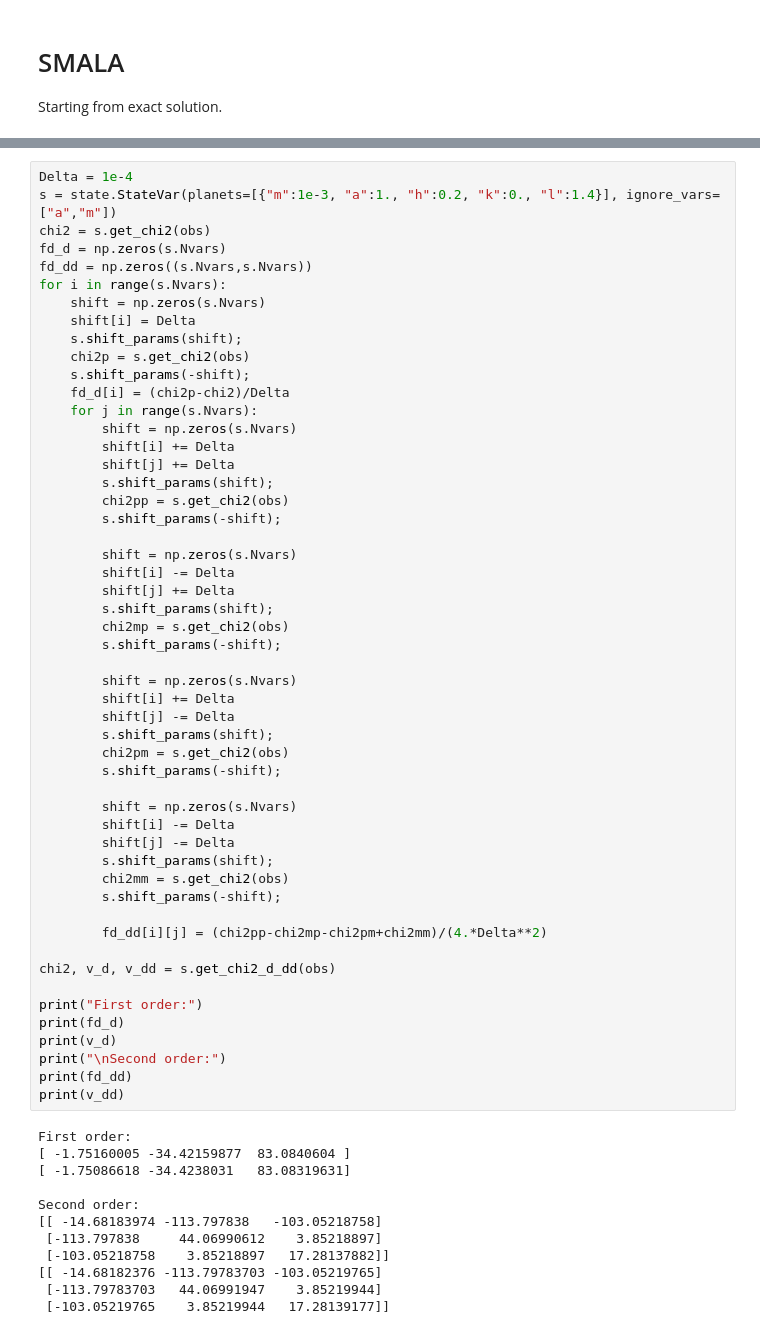
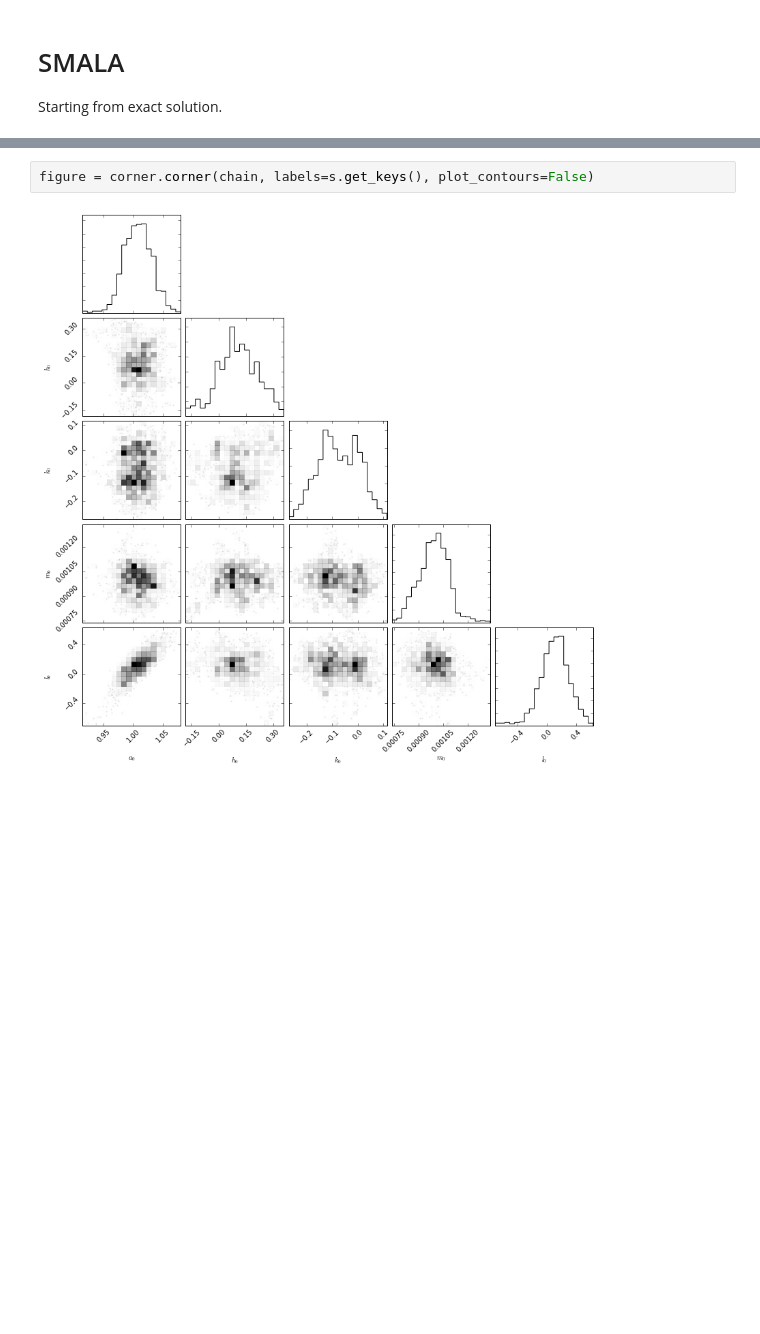
Before and after one commit to hannorein/rebound, a Jupyter notebook: Pal_MCMC.ipynb, the cells around one changed output, grey strips where cells are left out. Drawn from its saved outputs; the diff is of its cells as text; blank space fills up the shorter version.

```diff
--- a/Pal_MCMC.ipynb
+++ b/Pal_MCMC.ipynb
@@ -110,64 +117,4 @@ Compares result from finite differences to variational equations.
-# %%
-Delta = 1e-4
-s = state.StateVar(planets=[{"m":1e-3, "a":1., "h":0.2, "k":0., "l":1.4}], ignore_vars=["a","m"])
-chi2 = s.get_chi2(obs)
-fd_d = np.zeros(s.Nvars)
-fd_dd = np.zeros((s.Nvars,s.Nvars))
-for i in range(s.Nvars):
-    shift = np.zeros(s.Nvars)
-    shift[i] = Delta
-    s.shift_params(shift);
-    chi2p = s.get_chi2(obs)
-    s.shift_params(-shift);
-    fd_d[i] = (chi2p-chi2)/Delta
-    for j in range(s.Nvars):
-        shift = np.zeros(s.Nvars)
-        shift[i] += Delta
-        shift[j] += Delta
-        s.shift_params(shift);
-        chi2pp = s.get_chi2(obs)
-        s.shift_params(-shift);
-
-        shift = np.zeros(s.Nvars)
-        shift[i] -= Delta
-        shift[j] += Delta
-        s.shift_params(shift);
-        chi2mp = s.get_chi2(obs)
-        s.shift_params(-shift);
-
-        shift = np.zeros(s.Nvars)
-        shift[i] += Delta
-        shift[j] -= Delta
-        s.shift_params(shift);
-        chi2pm = s.get_chi2(obs)
-        s.shift_params(-shift);
-
-        shift = np.zeros(s.Nvars)
-        shift[i] -= Delta
-        shift[j] -= Delta
-        s.shift_params(shift);
-        chi2mm = s.get_chi2(obs)
-        s.shift_params(-shift);
-
-        fd_dd[i][j] = (chi2pp-chi2mp-chi2pm+chi2mm)/(4.*Delta**2)
-
-chi2, v_d, v_dd = s.get_chi2_d_dd(obs)
-
-print("First order:")
-print(fd_d)
-print(v_d)
-print("\nSecond order:")
-print(fd_dd)
-print(v_dd)
-# %% [output]
-First order:
-[ -1.75160005 -34.42159877  83.0840604 ]
-[ -1.75086618 -34.4238031   83.08319631]
-
-Second order:
-[[ -14.68183974 -113.797838   -103.05218758]
- [-113.797838     44.06990612    3.85218897]
- [-103.05218758    3.85218897   17.28137882]]
-[[ -14.68182376 -113.79783703 -103.05219765]
- [-113.79783703   44.06991947    3.85219944]
- [-103.05219765    3.85219944   17.28139177]]
+# %%
+figure = corner.corner(chain, labels=s.get_keys(), plot_contours=False)
+# %% [output]
+[figure, added]
```
Also changed, not shown: parts of 11 cells of this notebook, 2 other files.
